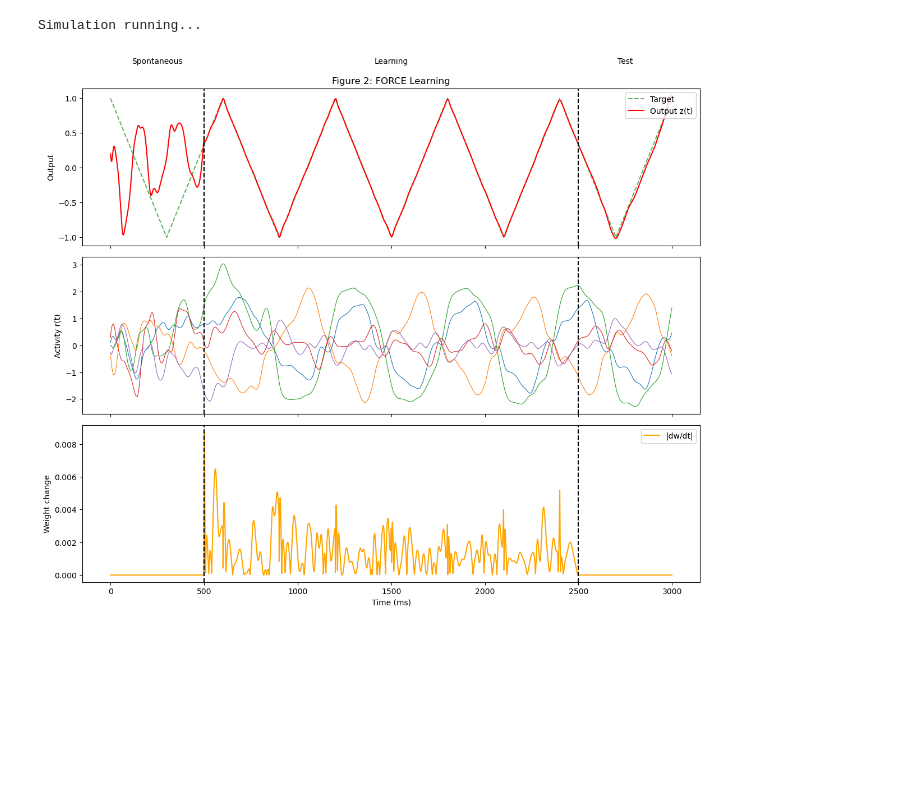
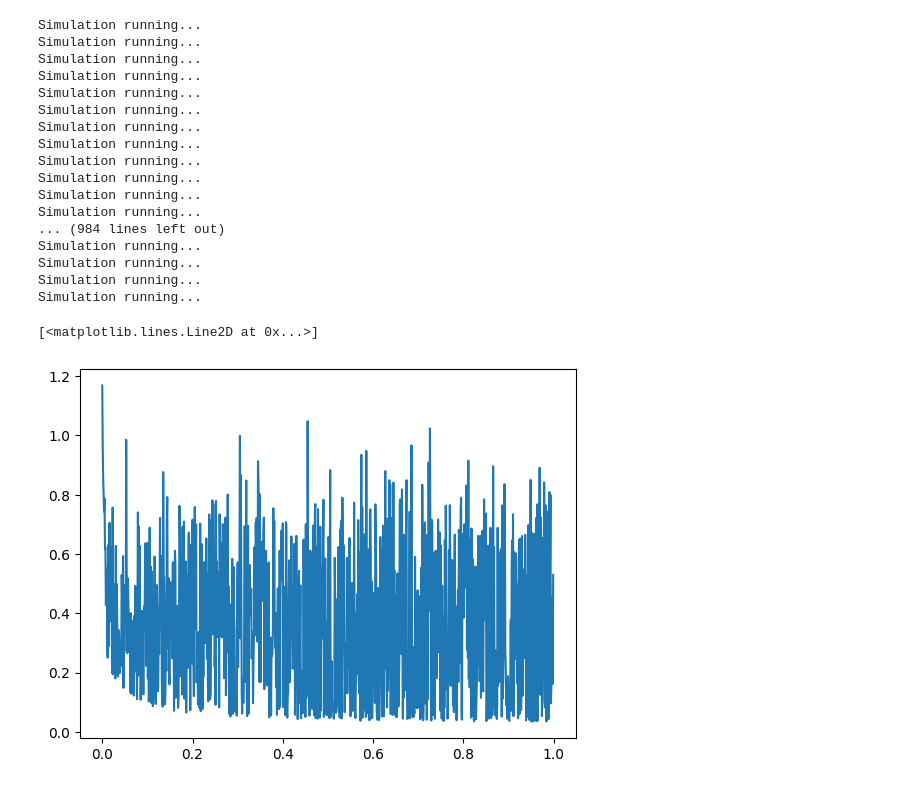
Before and after one commit to MarcosElFlamenco/force_learning_neuroscience, a Jupyter notebook: FORCE_learning.ipynb, the cells around one changed output. Saved outputs shown, nothing was run; the diff lists cells and outputs as text; code cells hidden in the pictures; blank space fills up the shorter version.

```diff
--- a/FORCE_learning.ipynb
+++ b/FORCE_learning.ipynb
@@ -23,7 +23,7 @@ def triangle_wave(t, period=600.0):
     phase = (t % period) / period
     return 2.0 * np.abs(2.0 * phase - 1.0) - 1.0
 
-def run_force_learning(T_total=3000, learning_start=500, learning_end=2500):
+def run_force_learning(T_total=3000, learning_start=500, learning_end=2500, feedback_coefficent = 1):
     time_points = np.arange(0, T_total, dt)
     T_steps = len(time_points)
 
@@ -31,6 +31,7 @@ def run_force_learning(T_total=3000, learning_start=500, learning_end=2500):
     z_hist = np.zeros(T_steps)
     w_norm_hist = np.zeros(T_steps)
     target_hist = np.zeros(T_steps)
+    dx_history = np.zeros(T_steps)
 
     x = rnd.normal(0, 0.5, N)
     r = np.tanh(x)
@@ -70,47 +71,11 @@ def run_force_learning(T_total=3000, learning_start=500, learning_end=2500):
         recurrence = g * np.dot(J, r)
         feedback_term = w_fb * feedback
 
-        dx = -x + recurrence + feedback_term
+        dx = -x + recurrence + feedback_term #you want x + dx = recurrence + feedback term
+        dx = feedback_coefficent * dx
         x = x + dx * (dt / tau)
         r = np.tanh(x)
 
         x_hist[i] = x
 
     return time_points, x_hist, z_hist, w_norm_hist, target_hist
-
-time, x_hist, z_hist, w_norm_hist, target_hist = run_force_learning()
-
-fig, axes = plt.subplots(3, 1, figsize=(12, 10), sharex=True)
-
-ax1 = axes[0]
-ax1.plot(time, target_hist, 'g--', label='Target', alpha=0.6)
-ax1.plot(time, z_hist, 'r', label='Output z(t)')
-ax1.set_title("Figure 2: FORCE Learning")
-ax1.set_ylabel("Output")
-ax1.axvline(500, color='k', linestyle='--')
-ax1.axvline(2500, color='k', linestyle='--')
-ax1.legend(loc='upper right')
-ax1.text(250, 1.5, 'Spontaneous', ha='center')
-ax1.text(1500, 1.5, 'Learning', ha='center')
-ax1.text(2750, 1.5, 'Test', ha='center')
-
-ax2 = axes[1]
-for k in range(5):
-    ax2.plot(time, x_hist[:, k], linewidth=0.8)
-ax2.set_ylabel("Activity r(t)")
-ax2.axvline(500, color='k', linestyle='--')
-ax2.axvline(2500, color='k', linestyle='--')
-
-ax3 = axes[2]
-ax3.plot(time, w_norm_hist, 'orange', label='|dw/dt|')
-ax3.set_ylabel("Weight change")
-ax3.set_xlabel("Time (ms)")
-ax3.axvline(500, color='k', linestyle='--')
-ax3.axvline(2500, color='k', linestyle='--')
-ax3.legend()
-
-plt.tight_layout()
-plt.show()
-# %% [output]
-Simulation running...
-[figure, removed]
@@ -116,0 +115,36 @@ Simulation running...
+# %%
+def feedback_term_exploration(max_feedback_term = 1.0,number_of_runs = 100):
+    dft = max_feedback_term/number_of_runs
+    ft_range = np.arange(0, max_feedback_term, dft)
+    differences = np.zeros(len(ft_range))
+    for i in range(len(ft_range)):
+        ft = ft_range[i]
+        time, x_hist, z_hist, w_norm_hist, target_hist = run_force_learning(feedback_coefficent = ft)
+        difference = z_hist[500:2500] - target_hist[500:2500]
+        max_difference = np.max(np.abs(difference))
+        differences[i] = max_difference
+
+    return ft_range, differences
+# %%
+ft_range, differences = feedback_term_exploration(number_of_runs=1000)
+plt.plot(ft_range,differences)
+# %% [output]
+Simulation running...
+Simulation running...
+Simulation running...
+Simulation running...
+Simulation running...
+Simulation running...
+Simulation running...
+Simulation running...
+Simulation running...
+Simulation running...
+Simulation running...
+Simulation running...
+... (984 lines left out)
+Simulation running...
+Simulation running...
+Simulation running...
+Simulation running...
+[<matplotlib.lines.Line2D at 0x...>]
+[figure, added]
```
Also changed, not shown: parts of 8 cells of this notebook, 4 other files.
